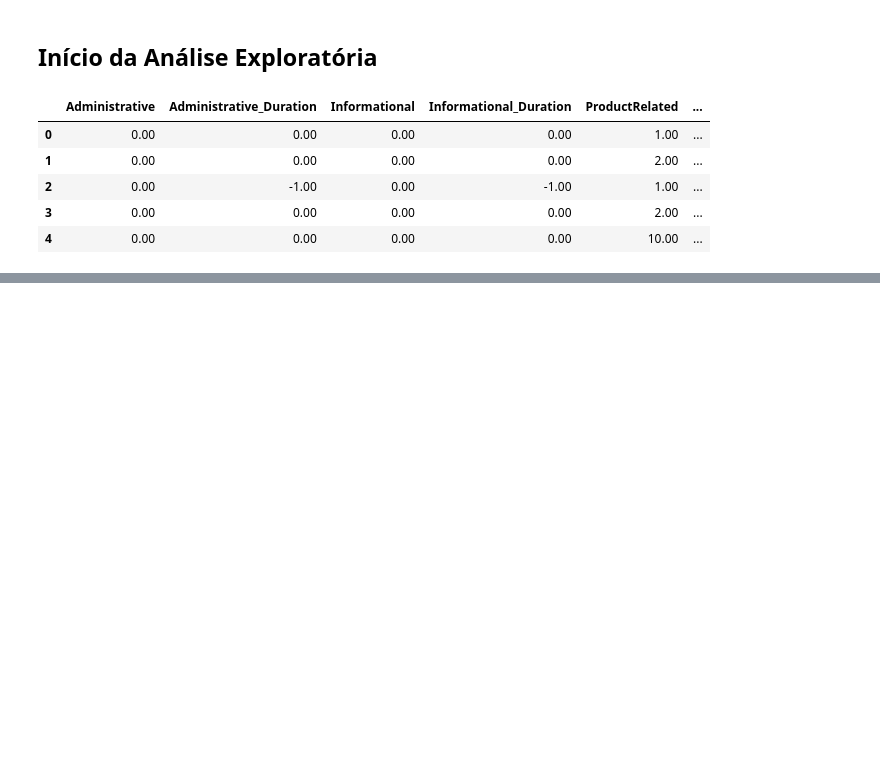
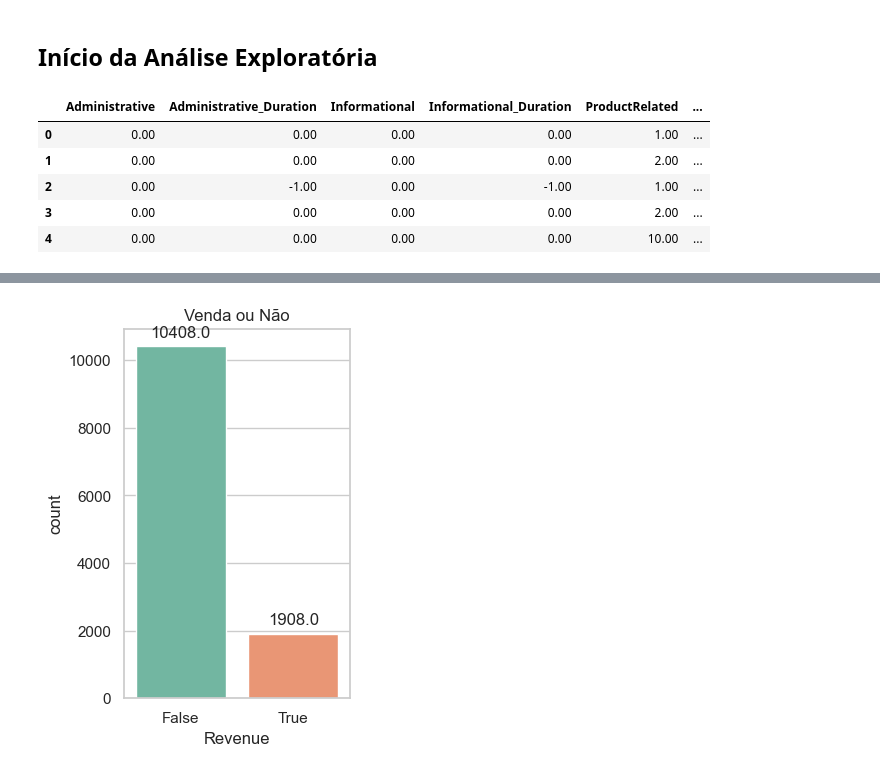
Before and after one commit to thaleswillreis/Modelo-ML-Previsao-Vendas-v1, a Jupyter notebook: ModPredPrevisaoVendas.ipynb, the cells around one changed output, grey strips where cells are left out. Drawn from its saved outputs; the diff is of its cells as text; code cells hidden in the pictures; blank space fills up the shorter version.

```diff
--- a/ModPredPrevisaoVendas.ipynb
+++ b/ModPredPrevisaoVendas.ipynb
@@ -34,0 +296,14 @@ df.head()
+# %%
+# Verificar o balanceamento da variável alvo
+plt.subplot(1, 2, 2)
+plt.title("Venda ou Não")
+sns.countplot(x='Revenue', data=df, palette='Set2')
+
+# Adicionar rótulos e contagens acima das barras
+for p in plt.gca().patches:
+    plt.gca().annotate(f"{p.get_height()}", (p.get_x() + p.get_width() / 2., p.get_height()),
+                       ha='center', va='center', xytext=(0, 10), textcoords='offset points')
+
+plt.show()
+# %% [output]
+[figure, added]
```
Also changed, not shown: parts of 74 cells of this notebook, 1 other file.
